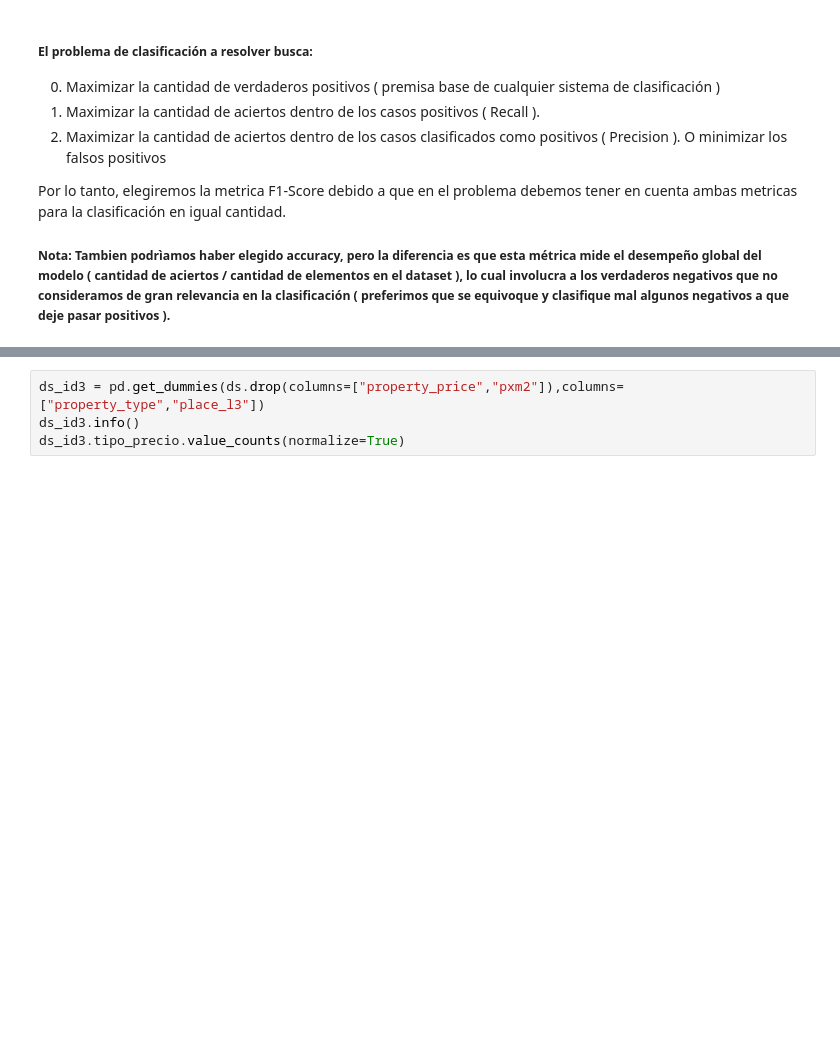
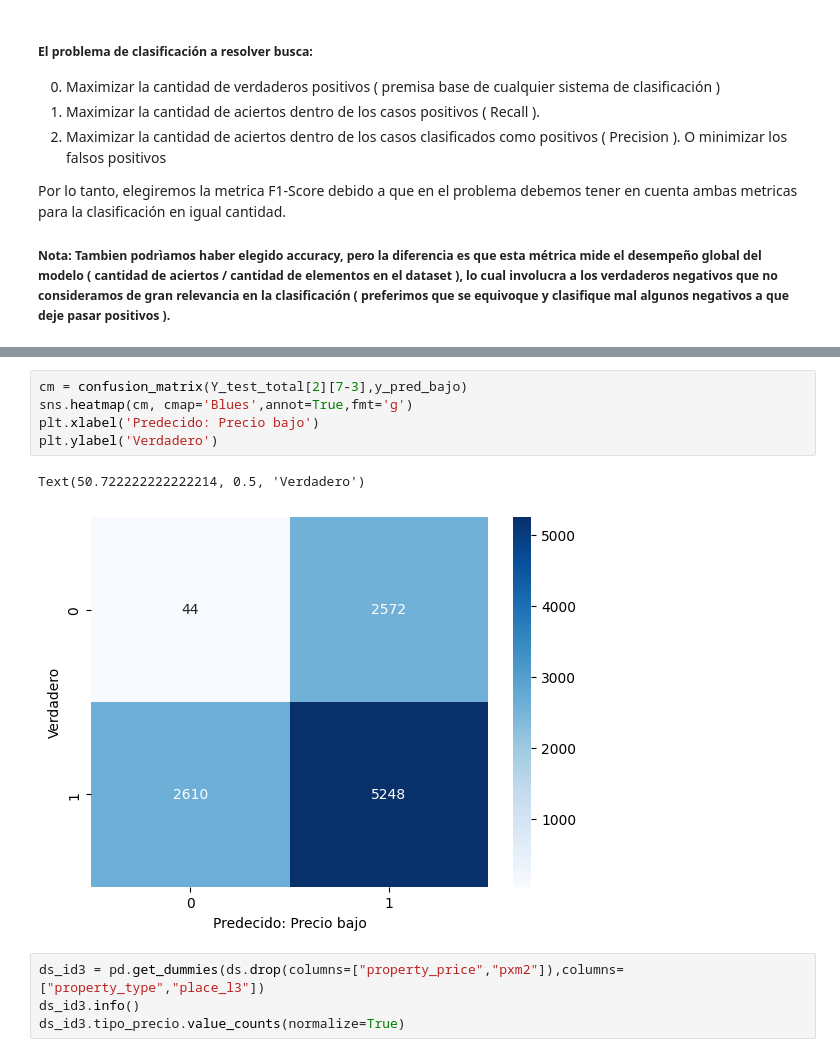
Before and after one commit to sttesta3/7506R-1C2024-GRUPO08, a Jupyter notebook: Clasificación.ipynb, the cells around one changed output, grey strips where cells are left out. Saved outputs shown, nothing was run; the diff lists cells and outputs as text; blank space fills up the shorter version.

```diff
--- a/Clasificación.ipynb
+++ b/Clasificación.ipynb
@@ -418,3 +501,11 @@ WARNING:matplotlib.legend:No artists with labels found to put in legend.  Note t
+# %%
+cm = confusion_matrix(Y_test_total[2][7-3],y_pred_bajo)
+sns.heatmap(cm, cmap='Blues',annot=True,fmt='g')
+plt.xlabel('Predecido: Precio bajo')
+plt.ylabel('Verdadero')
+# %% [output]
+Text(50.722222222222214, 0.5, 'Verdadero')
+[figure, added]
 # %%
 ds_id3 = pd.get_dummies(ds.drop(columns=["property_price","pxm2"]),columns=["property_type","place_l3"])
 ds_id3.info()
```
Also changed, not shown: parts of 7 cells of this notebook.
